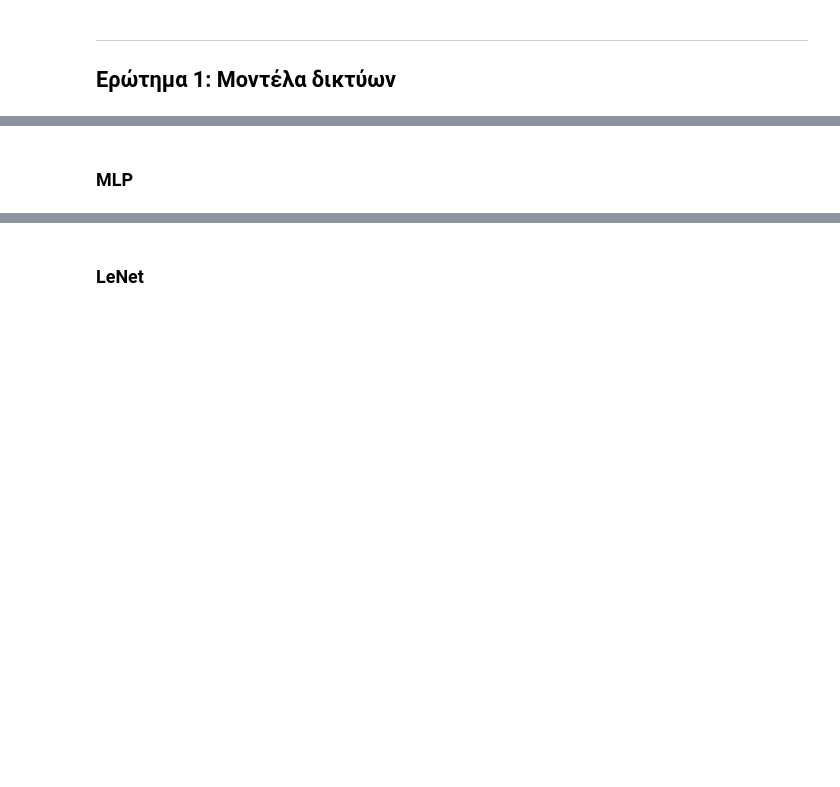
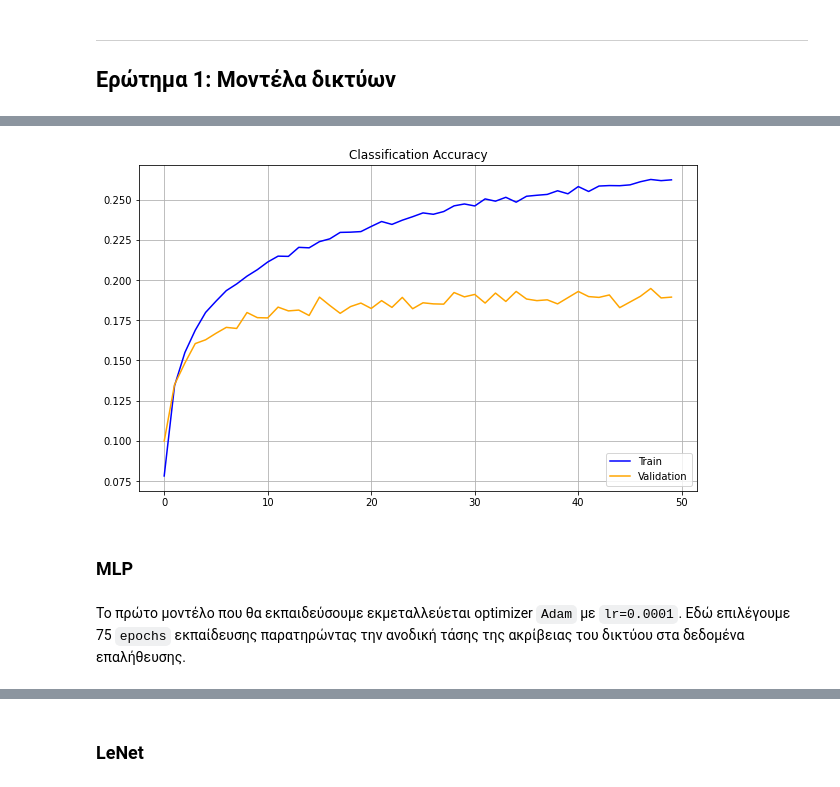
Before and after one commit to sonqo/ntua-ypsilon, a Jupyter notebook: 5_Image_Video_Analysis_Processing/CIFAR_100/CIFAR.ipynb, the cells around one changed output, grey strips where cells are left out. Cells and saved outputs as stored; diff of their text form; code cells hidden in the pictures; blank space fills up the shorter version.

```diff
--- a/5_Image_Video_Analysis_Processing/CIFAR_100/CIFAR.ipynb
+++ b/5_Image_Video_Analysis_Processing/CIFAR_100/CIFAR.ipynb
@@ -209,0 +257,23 @@ BASE_MODEL = init_baseline(summary=True)
+# %%
+def init_softmax_adagrad(summary):
+
+  model = models.Sequential()
+
+  model.add(layers.Flatten(input_shape=(32, 32, 3)))
+  model.add(layers.Dense(200, activation='softmax'))
+
+  model.compile(optimizer=tf.optimizers.Adagrad(lr=0.01), loss=tf.keras.losses.sparse_categorical_crossentropy, metrics=["accuracy"])
+
+  if summary:
+    model.summary()
+  return model
+# %%
+# Initialize model
+SOFTMAX_MODEL_ADAGRAD = init_softmax_adagrad(summary=True)
+
+# Train for 50 epochs
+SOFTMAX_MODEL_ADAGRAD_history = train_model(SOFTMAX_MODEL_ADAGRAD, 50)
+
+# Dump training history
+history_dict = SOFTMAX_MODEL_ADAGRAD_history.history
+json.dump(history_dict, open('SOFTMAX_MODEL_ADAGRAD.json', 'w'))
@@ -210,3 +298,9 @@ BASE_MODEL = init_baseline(summary=True)
+# %%
+summarize_diagnostics(SOFTMAX_MODEL_ADAGRAD_history)
+# %% [output]
+[figure, added]
 # %% [markdown]
 ### MLP
+# %% [markdown]
+Το πρώτο μοντέλο που θα εκπαιδεύσουμε εκμεταλλεύεται optimizer `Adam` με `lr=0.0001`. Εδώ επιλέγουμε 75 `epochs` εκπαίδευσης παρατηρώντας την ανοδική τάσης της ακρίβειας του δικτύου στα δεδομένα επαλήθευσης.
 # %%
```
Also changed, not shown: parts of 70 cells of this notebook.
